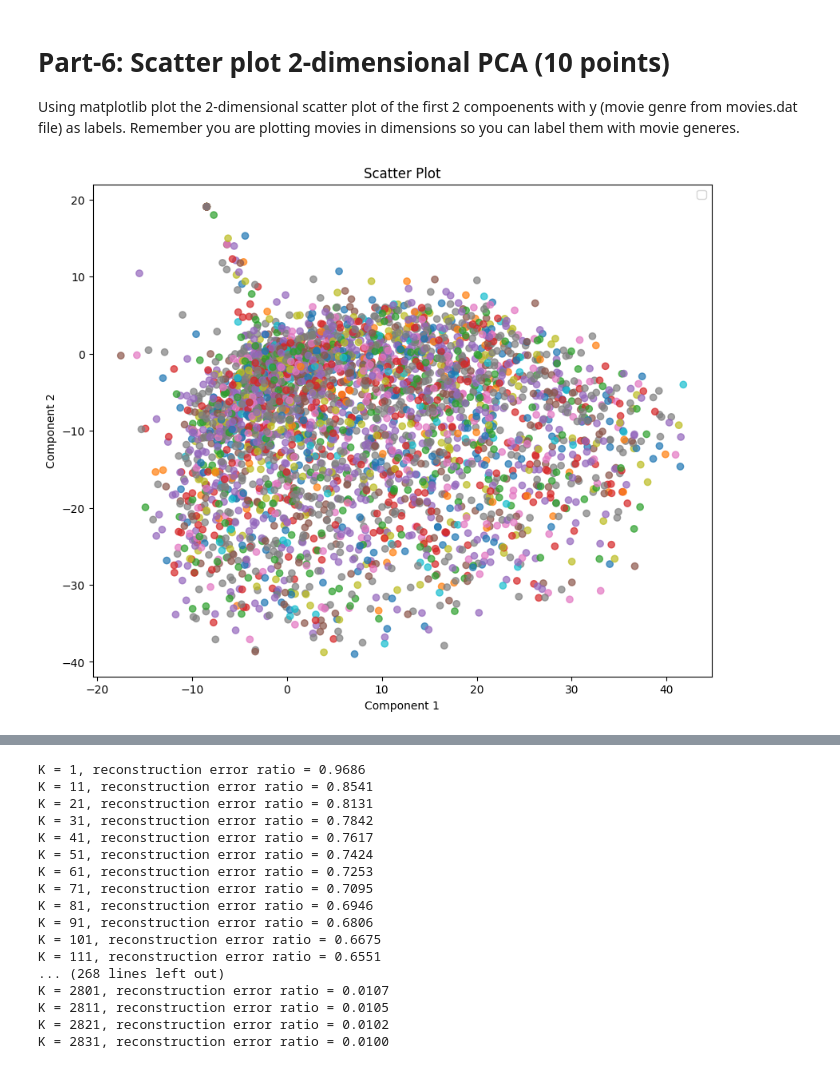
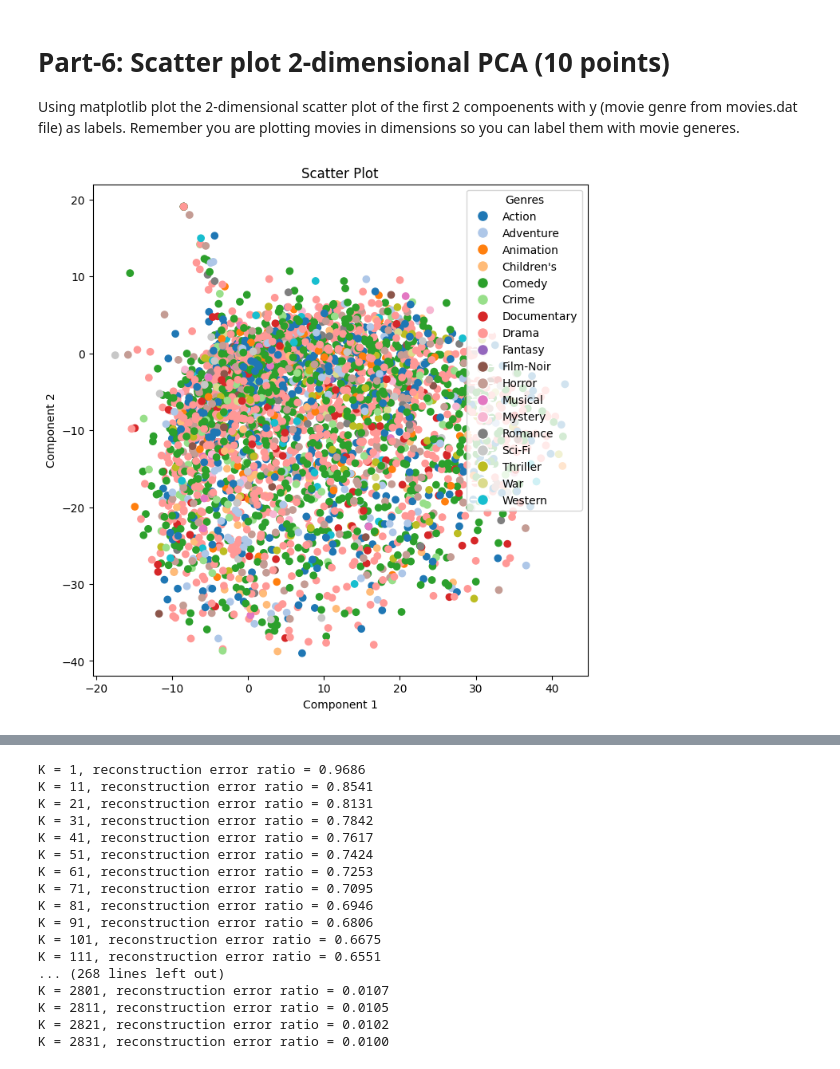
Before and after one commit to Kanskikuro/DAT550, a Jupyter notebook: Assignment3/Assignment_3.ipynb, the cells around one changed output, grey strips where cells are left out. Saved outputs shown, nothing was run; the diff lists cells and outputs as text; code cells hidden in the pictures.

```diff
--- a/Assignment3/Assignment_3.ipynb
+++ b/Assignment3/Assignment_3.ipynb
@@ -147,46 +147,38 @@ print(reconstruction_error)
 # %% [markdown]
 # Part-6: Scatter plot 2-dimensional PCA  (10 points)
 Using matplotlib plot the 2-dimensional scatter plot of the first 2 compoenents with y (movie genre from movies.dat file) as labels. Remember you are plotting movies in dimensions so you can label them with movie generes.
-# %%
-import matplotlib.pyplot as plt
-
-def plotFunction(PC, movie_data):
-    plt.figure(figsize=(10, 8))
-
-    # Ensure PC has shape (n_samples, 2)
-    if PC.shape[0] == 2 and PC.shape[1] != 2:
-        PC = PC.T
-
-    x = PC[:, 0]
-    y = PC[:, 1]
-
-    # Align movies between PC and movie_data using movie IDs
-    movie_ids_PC = movie_data['movie_id'].values[:PC.shape[0]]  # Limit to match PC's shape
-    movie_data = movie_data[movie_data['movie_id'].isin(movie_ids_PC)]  # Filter only present movie IDs
-
-    # Ensure consistent sorting by movie_id
-    movie_data = movie_data.sort_values('movie_id')
-
-    genres = movie_data['genres'].values
-    unique_genres = np.unique(genres)
-
-    # Map each genre to a color
-    color_map = {genre: plt.cm.tab10(i % 10) for i, genre in enumerate(unique_genres)}
-    colors = [color_map[g] for g in genres]
-
-    plt.scatter(x, y, c=colors, alpha=0.7)
-    plt.xlabel('Component 1')
-    plt.ylabel('Component 2')
-    plt.title('Scatter Plot')
-    plt.show()
-
-# For plotting, we need our PC representation to match the movies in movie_data.
-# Often, not every movie in the rating matrix appears in movies.dat.
-# Here we simply plot the first N movies where N is the number of rows in movie_data.
-n_movies = movie_data.shape[0]
-# Z currently has shape (2, number_of_movies) where number_of_movies = 3952.
-# We take the first n_movies (or, if needed, you could align by movie id).
-Z_plot = z[:, :n_movies].T  # now shape is (n_movies, 2)
-plotFunction(Z_plot, movie_data)
-# %% [output]
-[figure, removed]
+# %%
+import matplotlib.pyplot as plt
+from matplotlib.lines import Line2D
+
+def plotFunction(PC, movie_data):
+    if PC.shape[1] > 2:
+        PC = PC[:, :movie_data.shape[0]].T
+    x = PC[:, 0]
+    y = PC[:, 1]
+
+    # Ensure the number of movies matches the number of rows in PC
+    movie_data = movie_data.iloc[:len(x)].copy()
+
+    # Check if genres are already in list form, if not, split them
+    if not isinstance(movie_data['genres'].iloc[0], list):
+        movie_data.loc[:, 'genres'] = movie_data['genres'].apply(lambda x: x.split('|'))
+
+    # Flatten the list of genres and get unique ones
+    unique_genres = sorted(set(genre for sublist in movie_data['genres'] for genre in sublist))
+    genre_colors = {genre: plt.cm.tab20(i / len(unique_genres)) for i, genre in enumerate(unique_genres)}
+    colors = [genre_colors[genres[0]] for genres in movie_data['genres']]  # Use the first genre for each movie to determine its color. Leads to bias due to the order of the genres (alphabetic)
+
+    legend_elements = [Line2D([0], [0], marker='o', color='w', markerfacecolor=genre_colors[genre], markersize=10, label=genre) for genre in unique_genres]
+
+    plt.figure(figsize=(8,8))
+    plt.scatter(x, y, c=colors)
+    plt.legend(handles=legend_elements, title="Genres")
+    plt.xlabel('Component 1')
+    plt.ylabel('Component 2')
+    plt.title('Scatter Plot')
+    plt.show()
+
+plotFunction(z, movie_data)
+# %% [output]
+[figure, added]
```
Also changed, not shown: parts of 9 cells of this notebook, 1 other file.
